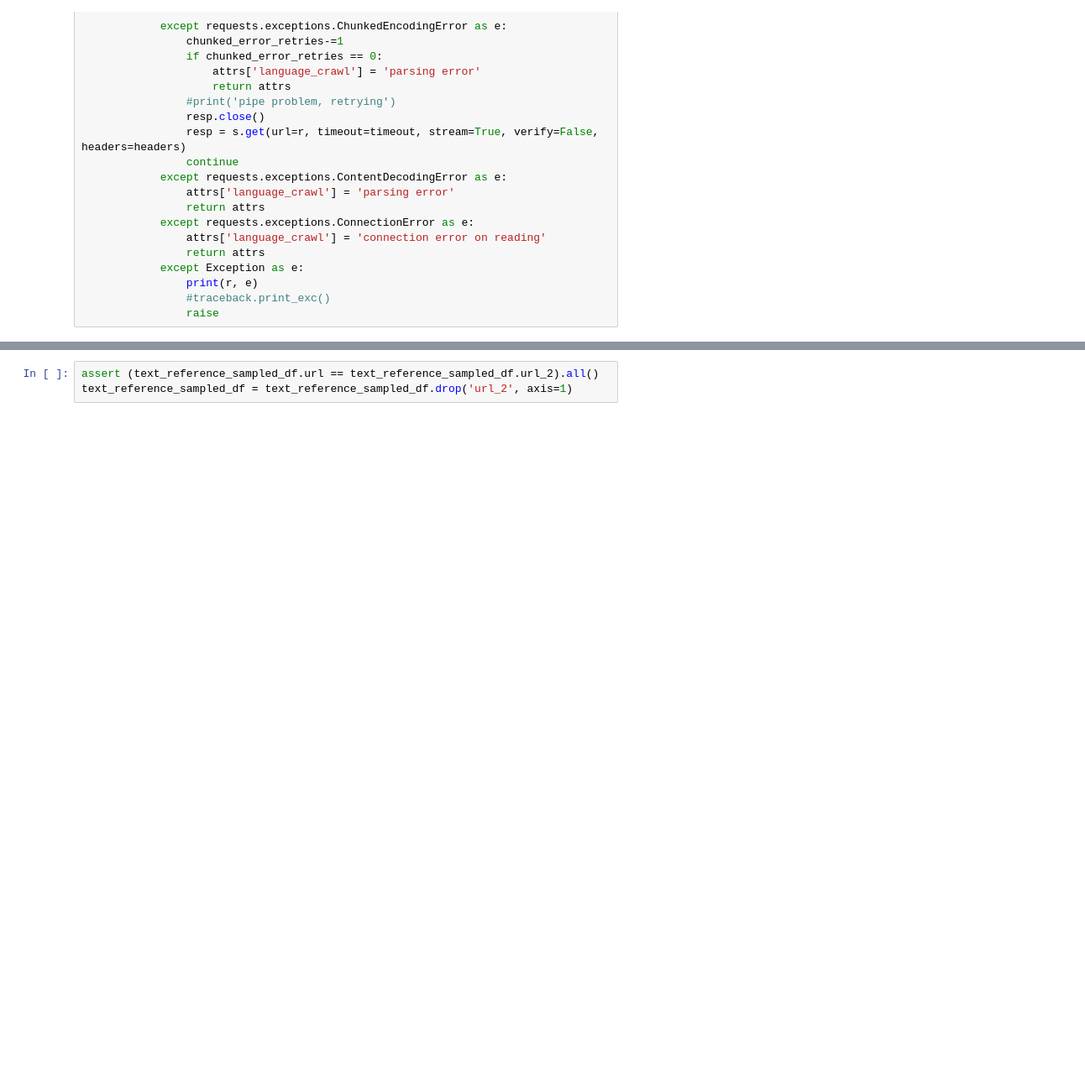
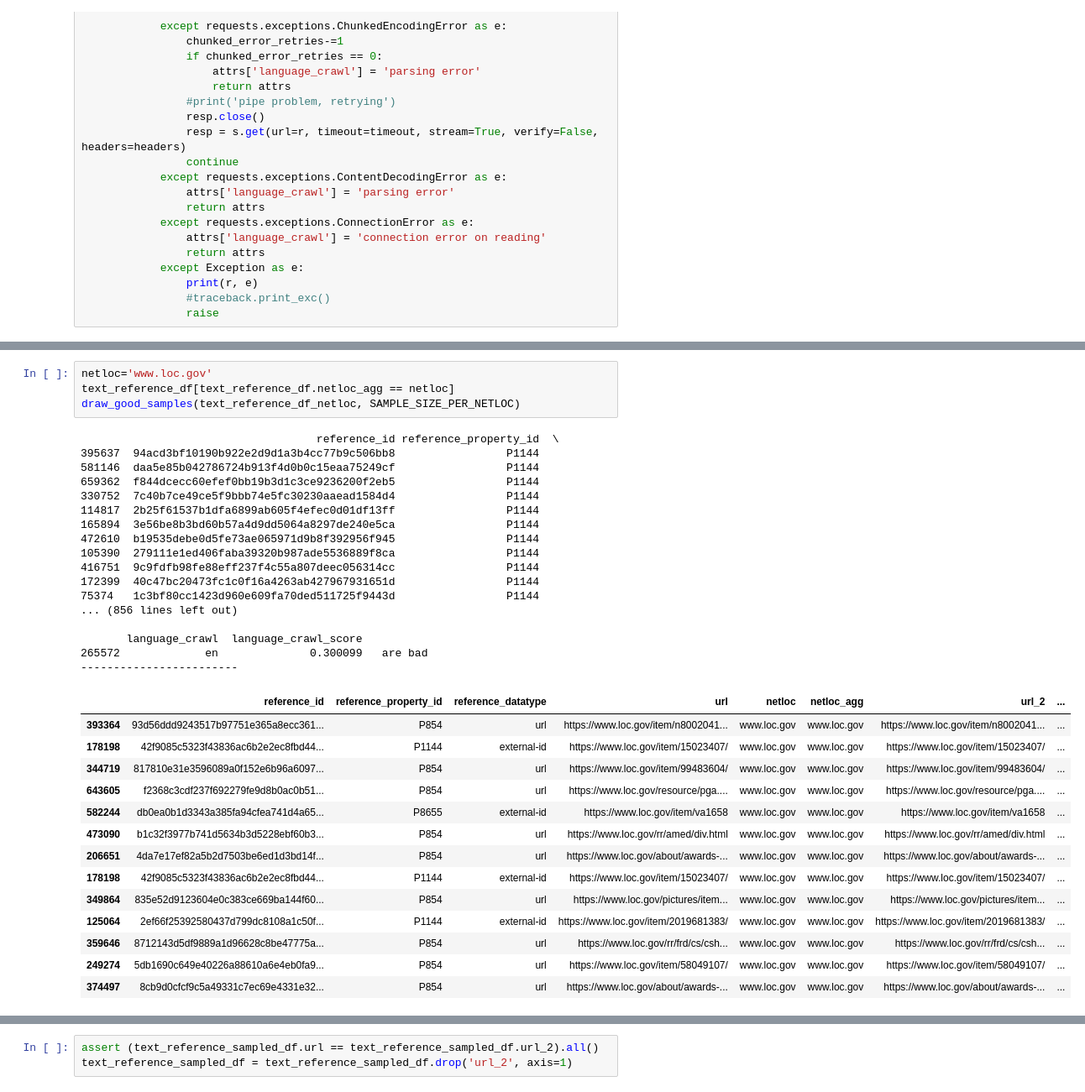
Before and after one commit to gabrielmaia7/WD_Textual_References_Dataset, a Jupyter notebook: 0. Processing Parsed Wikidata Dumps.ipynb, the cells around one changed output, grey strips where cells are left out. Shown: that part at 84% size. Saved outputs shown, nothing was run; the diff lists cells and outputs as text; blank space fills up the shorter version.

```diff
--- a/0. Processing Parsed Wikidata Dumps.ipynb
+++ b/0. Processing Parsed Wikidata Dumps.ipynb
@@ -1348,3 +1362,39 @@ def draw_good_samples(df, SIZE):
+# %%
+netloc='www.loc.gov'
+text_reference_df[text_reference_df.netloc_agg == netloc]
+draw_good_samples(text_reference_df_netloc, SAMPLE_SIZE_PER_NETLOC)
+# %% [output]
+                                    reference_id reference_property_id  \
+395637  94acd3bf10190b922e2d9d1a3b4cc77b9c506bb8                 P1144
+581146  daa5e85b042786724b913f4d0b0c15eaa75249cf                 P1144
+659362  f844dcecc60efef0bb19b3d1c3ce9236200f2eb5                 P1144
+330752  7c40b7ce49ce5f9bbb74e5fc30230aaead1584d4                 P1144
+114817  2b25f61537b1dfa6899ab605f4efec0d01df13ff                 P1144
+165894  3e56be8b3bd60b57a4d9dd5064a8297de240e5ca                 P1144
+472610  b19535debe0d5fe73ae065971d9b8f392956f945                 P1144
+105390  279111e1ed406faba39320b987ade5536889f8ca                 P1144
+416751  9c9fdfb98fe88eff237f4c55a807deec056314cc                 P1144
+172399  40c47bc20473fc1c0f16a4263ab427967931651d                 P1144
+75374   1c3bf80cc1423d960e609fa70ded511725f9443d                 P1144
+... (856 lines left out)
+
+       language_crawl  language_crawl_score
+265572             en              0.300099   are bad
+------------------------
+|  | reference_id | reference_property_id | reference_datatype | url | netloc | netloc_agg | url_2 | ... |
+| 393364 | 93d56ddd9243517b97751e365a8ecc361... | P854 | url | https://www.loc.gov/item/n8002041... | www.loc.gov | www.loc.gov | https://www.loc.gov/item/n8002041... | ... |
+| 178198 | 42f9085c5323f43836ac6b2e2ec8fbd44... | P1144 | external-id | https://www.loc.gov/item/15023407/ | www.loc.gov | www.loc.gov | https://www.loc.gov/item/15023407/ | ... |
+| 344719 | 817810e31e3596089a0f152e6b96a6097... | P854 | url | https://www.loc.gov/item/99483604/ | www.loc.gov | www.loc.gov | https://www.loc.gov/item/99483604/ | ... |
+| 643605 | f2368c3cdf237f692279fe9d8b0ac0b51... | P854 | url | https://www.loc.gov/resource/pga.... | www.loc.gov | www.loc.gov | https://www.loc.gov/resource/pga.... | ... |
+| 582244 | db0ea0b1d3343a385fa94cfea741d4a65... | P8655 | external-id | https://www.loc.gov/item/va1658 | www.loc.gov | www.loc.gov | https://www.loc.gov/item/va1658 | ... |
+| 473090 | b1c32f3977b741d5634b3d5228ebf60b3... | P854 | url | https://www.loc.gov/rr/amed/div.html | www.loc.gov | www.loc.gov | https://www.loc.gov/rr/amed/div.html | ... |
+| 206651 | 4da7e17ef82a5b2d7503be6ed1d3bd14f... | P854 | url | https://www.loc.gov/about/awards-... | www.loc.gov | www.loc.gov | https://www.loc.gov/about/awards-... | ... |
+| 178198 | 42f9085c5323f43836ac6b2e2ec8fbd44... | P1144 | external-id | https://www.loc.gov/item/15023407/ | www.loc.gov | www.loc.gov | https://www.loc.gov/item/15023407/ | ... |
+| 349864 | 835e52d9123604e0c383ce669ba144f60... | P854 | url | https://www.loc.gov/pictures/item... | www.loc.gov | www.loc.gov | https://www.loc.gov/pictures/item... | ... |
+| 125064 | 2ef66f25392580437d799dc8108a1c50f... | P1144 | external-id | https://www.loc.gov/item/2019681383/ | www.loc.gov | www.loc.gov | https://www.loc.gov/item/2019681383/ | ... |
+| 359646 | 8712143d5df9889a1d96628c8be47775a... | P854 | url | https://www.loc.gov/rr/frd/cs/csh... | www.loc.gov | www.loc.gov | https://www.loc.gov/rr/frd/cs/csh... | ... |
+| 249274 | 5db1690c649e40226a88610a6e4eb0fa9... | P854 | url | https://www.loc.gov/item/58049107/ | www.loc.gov | www.loc.gov | https://www.loc.gov/item/58049107/ | ... |
+| 374497 | 8cb9d0cfcf9c5a49331c7ec69e4331e32... | P854 | url | https://www.loc.gov/about/awards-... | www.loc.gov | www.loc.gov | https://www.loc.gov/about/awards-... | ... |
 # %%
 sampled_dfs = []
 netlocs = text_reference_df.netloc_agg[~text_reference_df.netloc_agg.isna()].unique()
```
Also changed, not shown: parts of 3 cells of this notebook, 1 other file.
